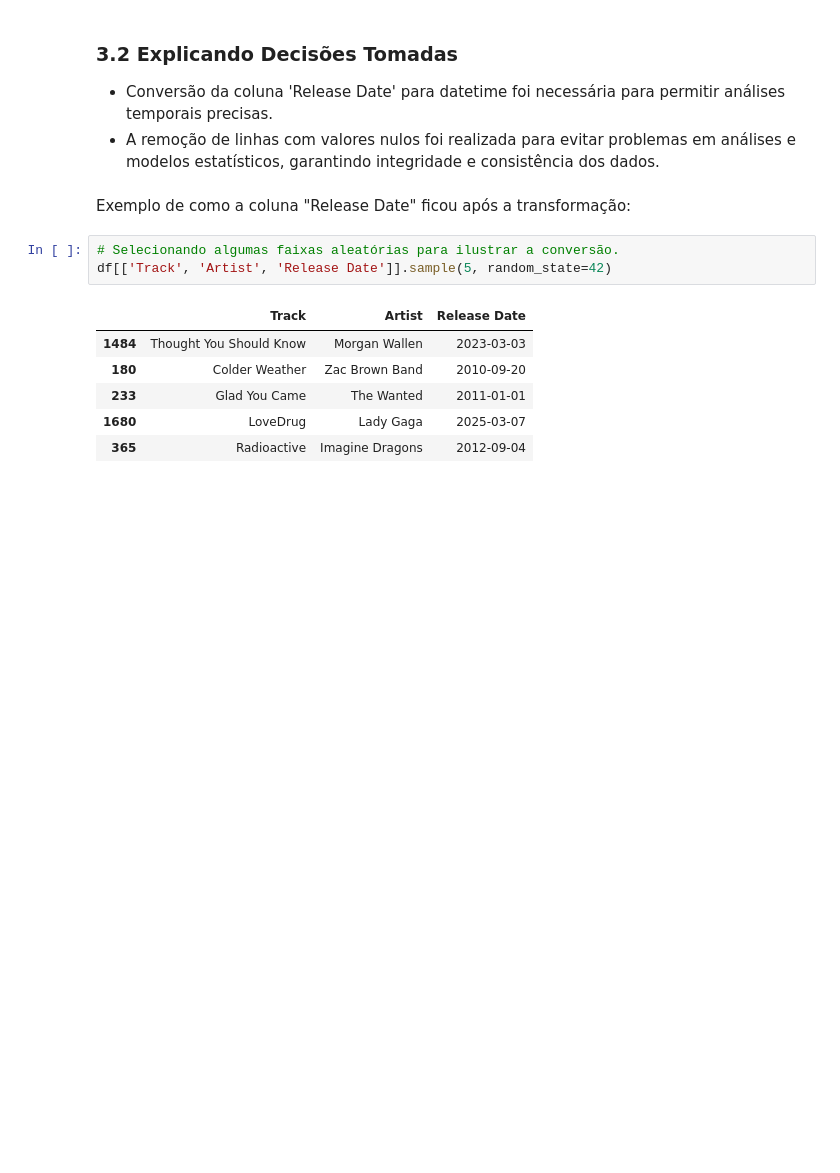
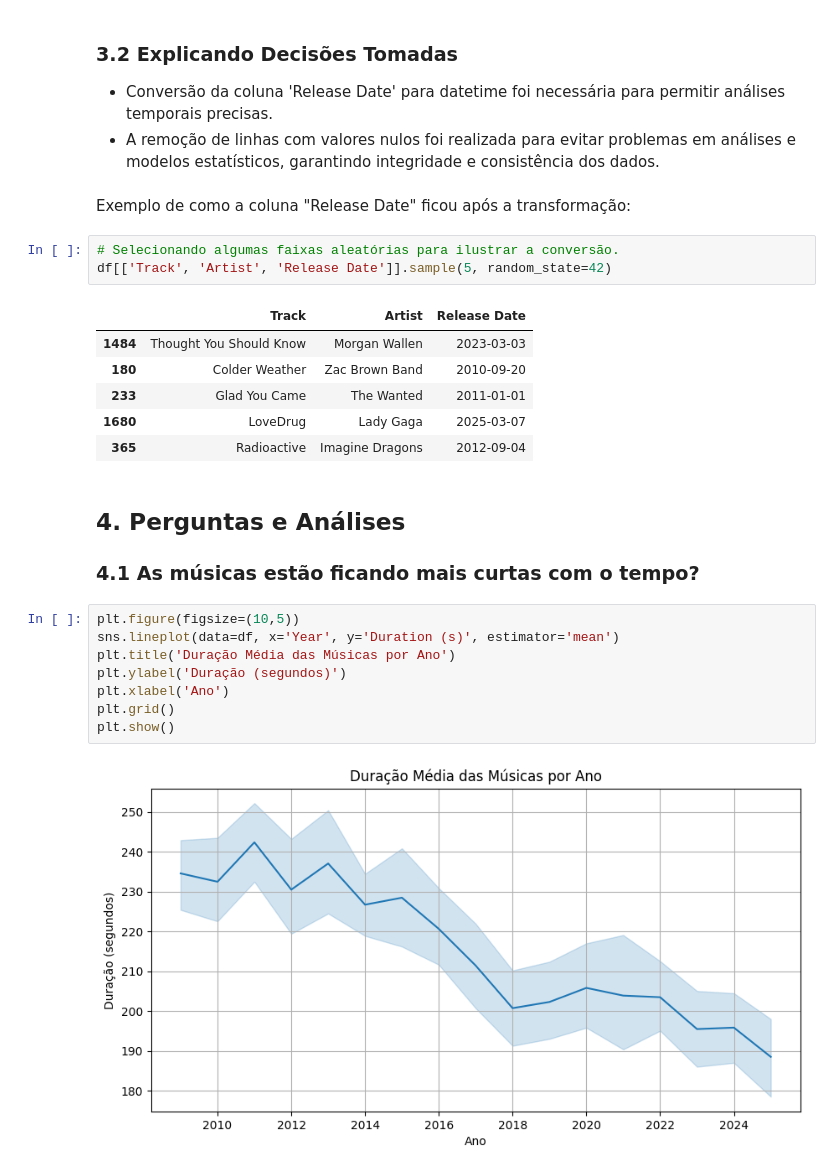
Before and after one commit to laberttt/Music-Data-Analytics, a Jupyter notebook: presentation.ipynb, the cells around one changed output. Drawn from its saved outputs; the diff is of its cells as text; blank space fills up the shorter version.

Commit message:
update - perguntas e análises

```diff
--- a/presentation.ipynb
+++ b/presentation.ipynb
@@ -211,3 +211,17 @@ df[['Track', 'Artist', 'Release Date']].sample(5, random_state=42)
 | 233 | Glad You Came | The Wanted | 2011-01-01 |
 | 1680 | LoveDrug | Lady Gaga | 2025-03-07 |
 | 365 | Radioactive | Imagine Dragons | 2012-09-04 |
+# %% [markdown]
+<h2>4. Perguntas e Análises</h2>
+
+<h3>4.1 As músicas estão ficando mais curtas com o tempo?</h3>
+# %%
+plt.figure(figsize=(10,5))
+sns.lineplot(data=df, x='Year', y='Duration (s)', estimator='mean')
+plt.title('Duração Média das Músicas por Ano')
+plt.ylabel('Duração (segundos)')
+plt.xlabel('Ano')
+plt.grid()
+plt.show()
+# %% [output]
+[figure, added]
```
Also changed, not shown: parts of 13 cells of this notebook.
